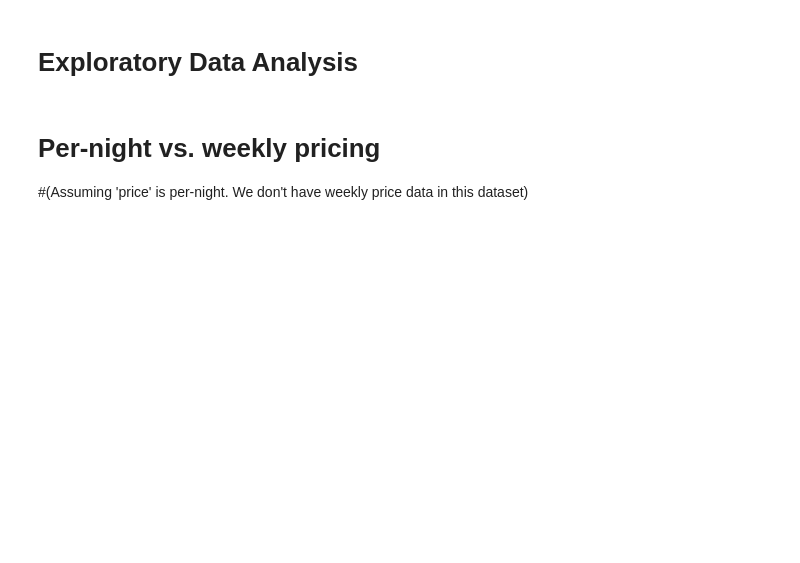
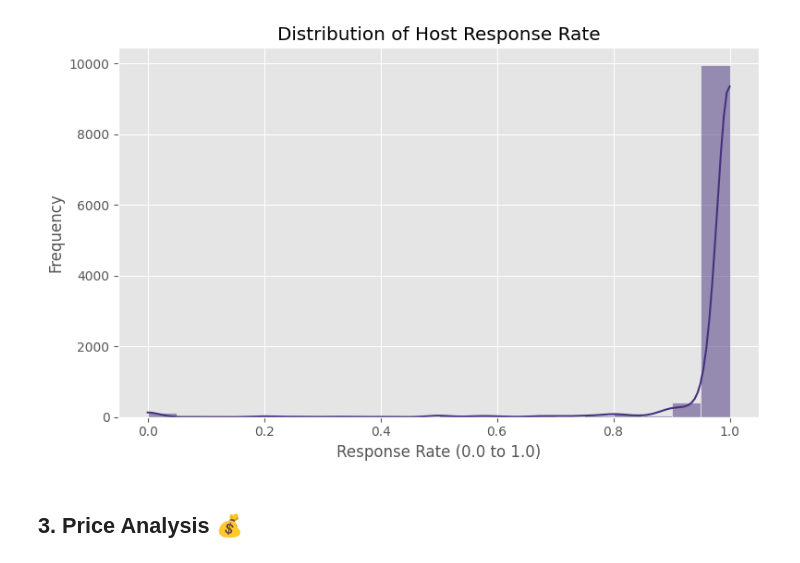
Before and after one commit to Sasivan/Smart-Stays, a Jupyter notebook: notebooks/01_eda.ipynb, the cells around one changed output. Cells and saved outputs as stored; diff of their text form; code cells hidden in the pictures; blank space fills up the shorter version.

```diff
--- a/notebooks/01_eda.ipynb
+++ b/notebooks/01_eda.ipynb
@@ -0,0 +14,18 @@
+# %%
+import pandas as pd
+import numpy as np
+import matplotlib.pyplot as plt
+import seaborn as sns
+import plotly.express as px
+from pathlib import Path
+import warnings
+%matplotlib inline
+# Settings
+plt.style.use('ggplot') # Using ggplot style for cleaner plots
+sns.set_palette('viridis') # Set a nice default color palette
+pd.set_option('display.max_columns', None)
+pd.set_option('display.width', 1000)
+warnings.filterwarnings('ignore')
+
+# Define file path (relative to notebooks/ folder)
+DATA_PATH = Path("../data/processed/listings.parquet")
@@ -1,2 +110,27 @@
+# %%
+if df is not None:
+    # Distribution by host response rate (ensure it's numeric)
+    if 'host_response_rate' in df.columns:
+        try:
+            if df['host_response_rate'].dtype == 'object':
+                host_response_rate_numeric = df['host_response_rate'].str.replace('%', '', regex=False).astype(float) / 100.0
+            else:
+                host_response_rate_numeric = df['host_response_rate'].astype(float)
+
+            plt.figure(figsize=(8, 5))
+            sns.histplot(host_response_rate_numeric.dropna(), bins=20, kde=True)
+            plt.title('Distribution of Host Response Rate')
+            plt.xlabel('Response Rate (0.0 to 1.0)')
+            plt.ylabel('Frequency')
+            plt.tight_layout()
+            plt.show()
+        except Exception as e:
+            print(f"Could not process 'host_response_rate': {e}")
+    else:
+        print("'host_response_rate' column not found.")
+else:
+    print("DataFrame not loaded.")
+# %% [output]
+[figure, added]
 # %% [markdown]
-# Exploratory Data Analysis
+## 3. Price Analysis 💰
@@ -50,3 +136,0 @@ plt.show()
-# %% [markdown]
-# Per-night vs. weekly pricing
-#(Assuming 'price' is per-night. We don't have weekly price data in this dataset)
```
Also changed, not shown: parts of 33 cells of this notebook, 58 other files.
